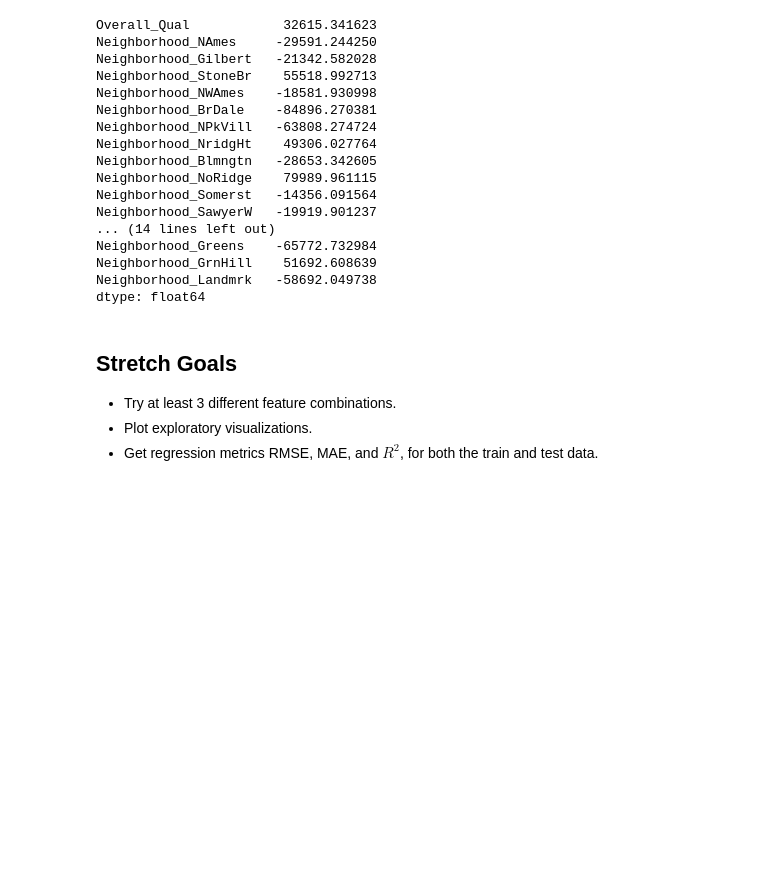
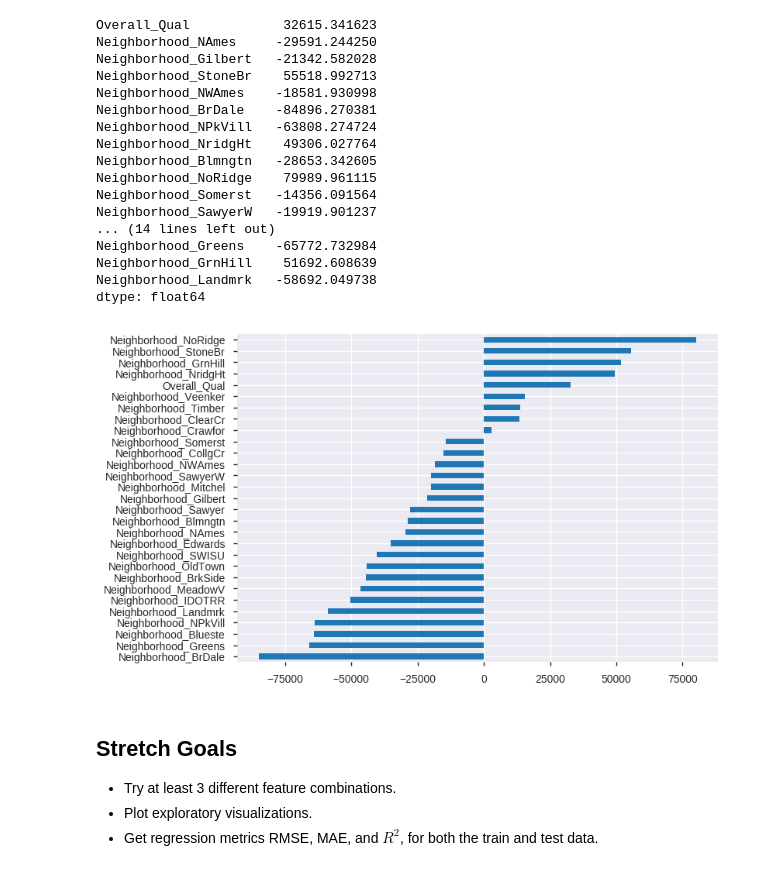
Before and after one commit to LambdaSchool/DEPRECATED-DS-Unit-2-Linear-Models, a Jupyter notebook: DS_Sprint_Challenge_5_Linear_Models.ipynb, the cells around one changed output. Cells and saved outputs as stored; diff of their text form; code cells hidden in the pictures; blank space fills up the shorter version.

Commit message:
Plot coefficients.

```diff
--- a/DS_Sprint_Challenge_5_Linear_Models.ipynb
+++ b/DS_Sprint_Challenge_5_Linear_Models.ipynb
@@ -259,6 +264,12 @@ Neighborhood_Greens    -65772.732984
 Neighborhood_GrnHill    51692.608639
 Neighborhood_Landmrk   -58692.049738
 dtype: float64
+# %%
+# Plot coefficients.
+coefs = pd.Series(model.coef_, X_train.columns)
+coefs.sort_values().plot.barh();
+# %% [output]
+[figure, added]
 # %% [markdown]
 ## Stretch Goals
 - Try at least 3 different feature combinations.
```
Also changed, not shown: parts of 3 cells of this notebook.
